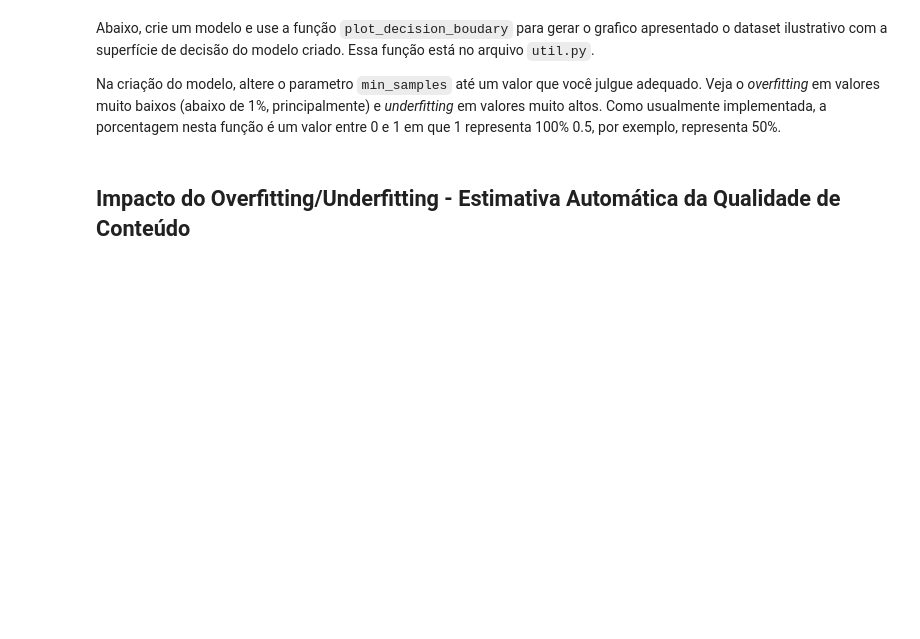
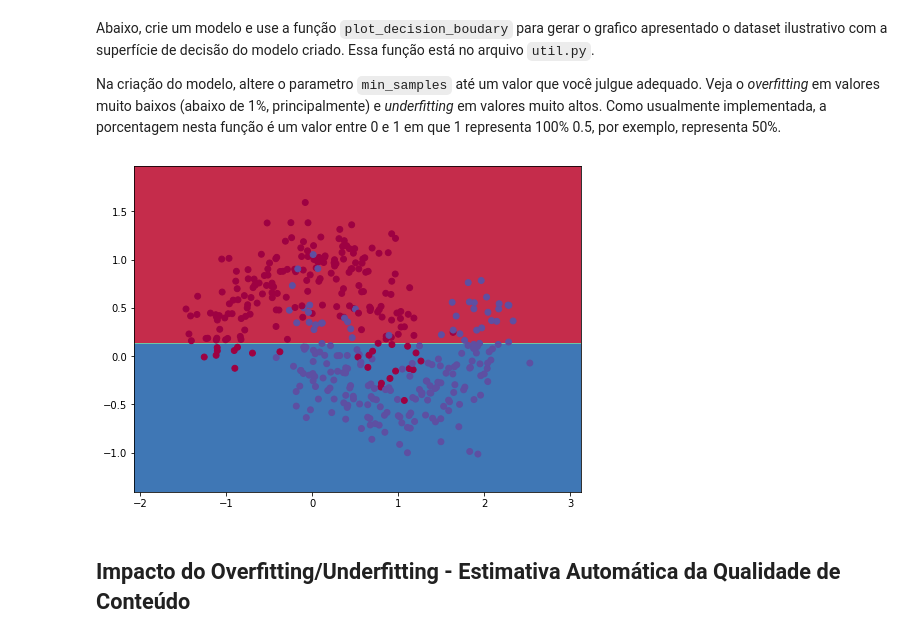
Before and after one commit to gustavogimpel/TCC, a Jupyter notebook: notebooks/DECOM.199 - TÓPICOS ESPECIAIS EM ALGORITMOS - APRENDIZADO DE MÁQUINA/Pratica 3/Overfitting.ipynb, the cells around one changed output. Saved outputs shown, nothing was run; the diff lists cells and outputs as text; code cells hidden in the pictures; blank space fills up the shorter version.

```diff
--- a/notebooks/DECOM.199 - TÓPICOS ESPECIAIS EM ALGORITMOS - APRENDIZADO DE MÁQUINA/Pratica 3/Overfitting.ipynb
+++ b/notebooks/DECOM.199 - TÓPICOS ESPECIAIS EM ALGORITMOS - APRENDIZADO DE MÁQUINA/Pratica 3/Overfitting.ipynb
@@ -97,3 +120,9 @@ from util import plot_decision_boundary
+# %%
+from util import plot_decision_boundary
+modelo = cria_modelo(x,y,0.8);
+plot_decision_boundary(modelo, x, y)
+# %% [output]
+[figure, added]
 # %% [markdown]
 ## Impacto do Overfitting/Underfitting - Estimativa Automática da Qualidade de Conteúdo
 # %% [markdown]
```
Also changed, not shown: parts of 15 cells of this notebook, 1 other file.
